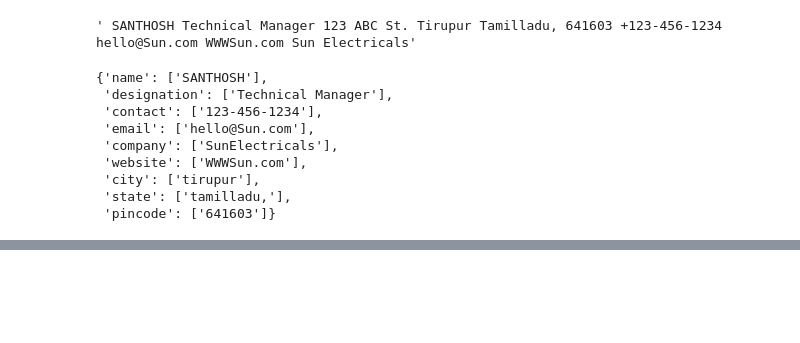
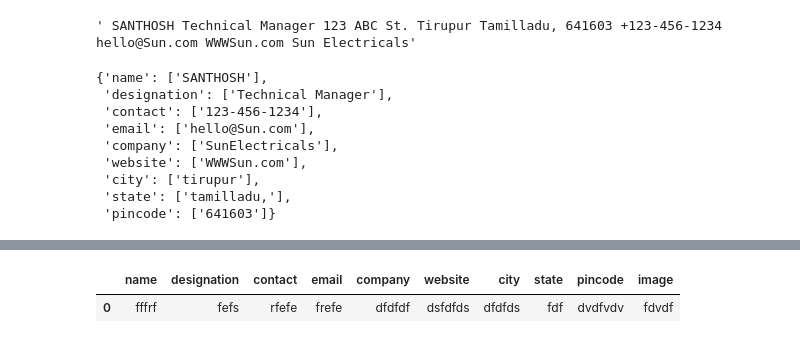
Before and after one commit to rameshkumar359/BUZZ-CARD, a Jupyter notebook: appy.ipynb, the cells around one changed output, grey strips where cells are left out. Drawn from its saved outputs; the diff is of its cells as text; code cells hidden in the pictures; blank space fills up the shorter version.

```diff
--- a/appy.ipynb
+++ b/appy.ipynb
@@ -410,0 +362,4 @@ def insert_to_sql(df):
+# %%
+valeo=("fffrf","fefs","rfefe","frefe","dfdfdf","dsfdfds","dfdfds","fdf","dvdfvdv","fdvdf")
+# %%
+a=dict_tables(valeo)
@@ -410,0 +379,5 @@ def insert_to_sql(df):
+# %%
+pd.DataFrame(a)
+# %% [output]
+|  | name | designation | contact | email | company | website | city | state | pincode | image |
+| 0 | fffrf | fefs | rfefe | frefe | dfdfdf | dsfdfds | dfdfds | fdf | dvdfvdv | fdvdf |
```
Also changed, not shown: parts of 21 cells of this notebook, 1 other file.
